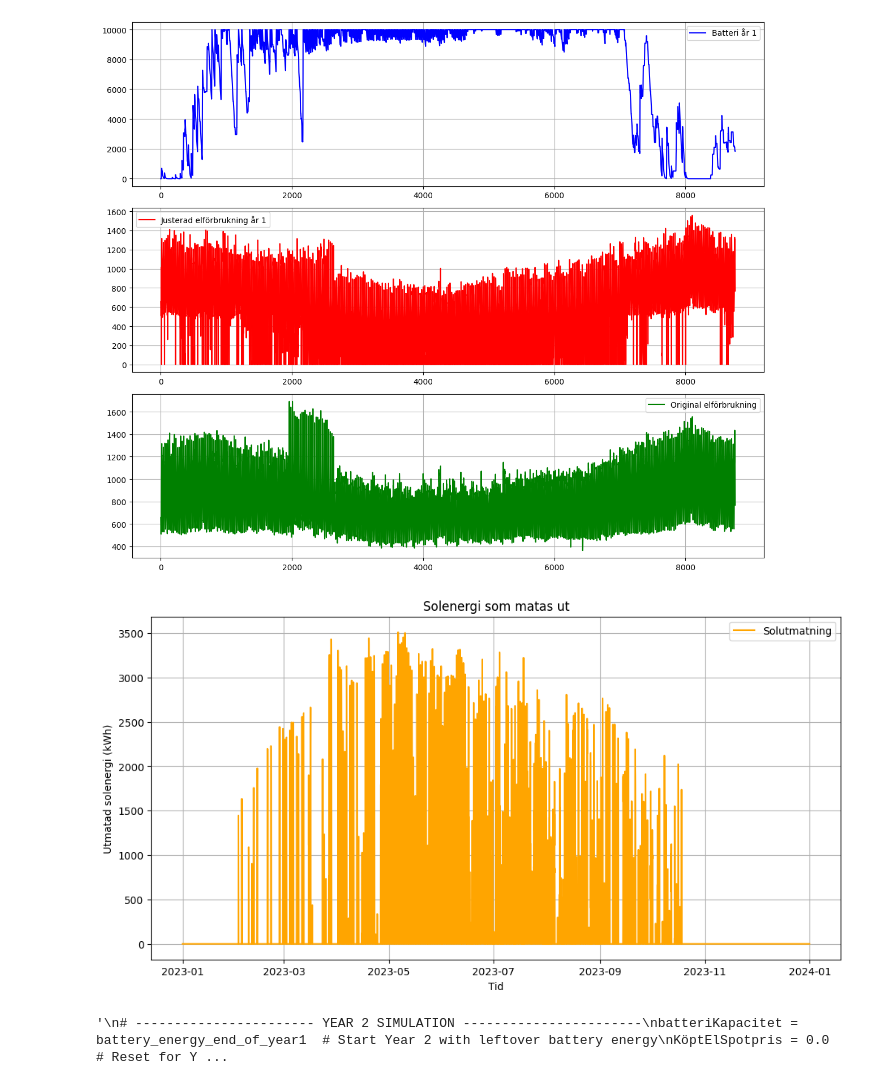
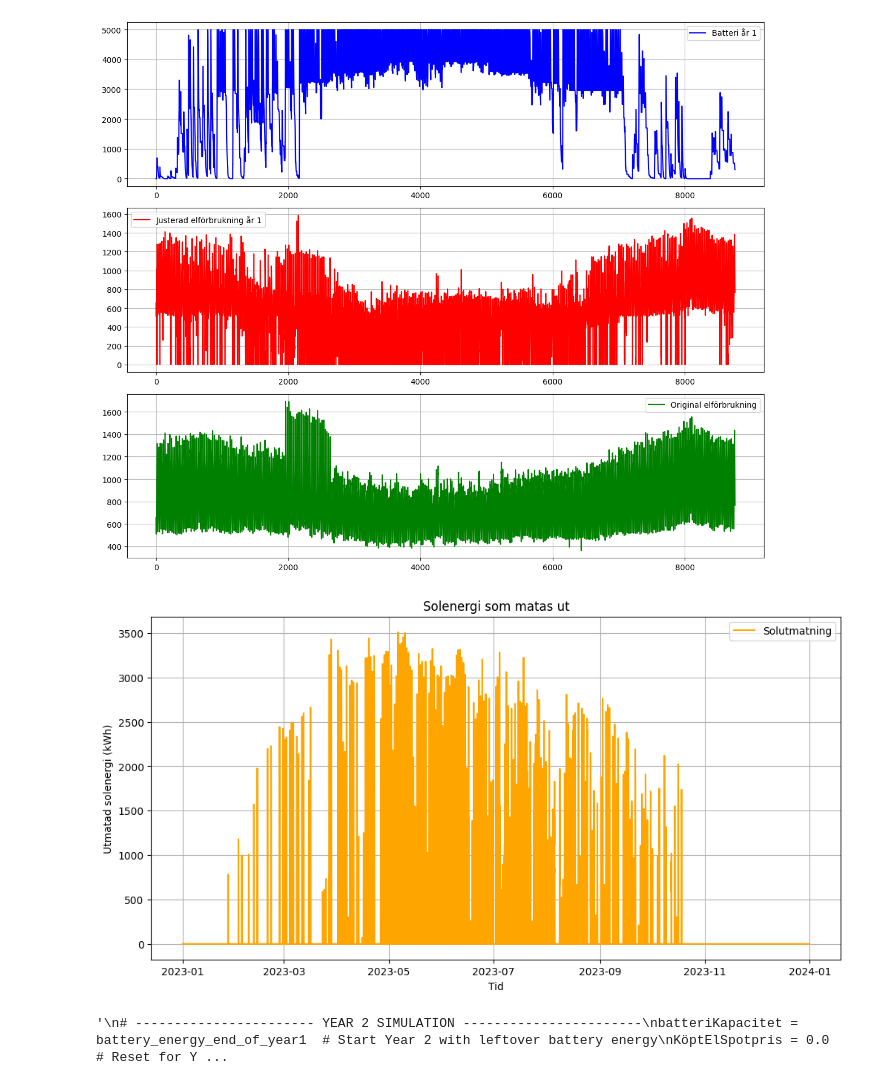
Before and after one commit to Jakobthuresson/Energigemenskaper, a Jupyter notebook: Merge.ipynb, the cells around one changed output. Saved outputs shown, nothing was run; the diff lists cells and outputs as text; code cells hidden in the pictures.

```diff
--- a/Merge.ipynb
+++ b/Merge.ipynb
@@ -65,7 +65,7 @@ print("Original elförbrukning topptimmar: " + top_30_with_index.to_string())
 # ----------------------- YEAR 1 SIMULATION -----------------------
 # Initialize Battery and Costs
 batteriKapacitet = 0.0  # Start with an empty battery
-batteriMaxKapacitet = 10000  # Max battery capacity in kWh
+batteriMaxKapacitet = 5000  # Max battery capacity in kWh
 maxFrånBatteri = 1500
 
 #Variabler som används i if-satser för kontroll av extremvärden av effekttopparna
@@ -86,11 +86,9 @@ solutmatning = [] # lista för att hålla koll på utmatad sol
 for tid, sol, abk, spot in zip(Spotpris.index, Sol, ABK_list, Spot_list):
     diff = abk - sol  # Difference between consumption and solar production
 
-
-    if diff < 0:
+    if diff <= 0:
         # hålla koll på solen som inte får plats i batteri som måste matas ut
         solutmatning.append((tid, batteriKapacitet - diff - batteriMaxKapacitet if batteriKapacitet - diff >= batteriMaxKapacitet else 0 ))
-
 
         # Om solproduktionen är större än förbrukningen, ladda batteriet istället för att spara negativa värden
         batteriKapacitet = min(batteriKapacitet - diff, batteriMaxKapacitet)  # -diff eftersom diff är negativ
@@ -100,11 +98,12 @@ for tid, sol, abk, spot in zip(Spotpris.index, Sol, ABK_list, Spot_list):
     else:
         # Dynamisk justering av kapningsfaktor beroende på efterfrågan
         if diff > hög_efterfrågan_gräns:  # Om efterfrågan är extremt hög
-            faktor = 0.3  # Aggressiv kapning vid extrema toppar
+            faktor = 0.25  # Aggressiv kapning vid extrema toppar
         elif diff > medelhög_efterfrågan_gräns:  # Om efterfrågan är måttligt hög
-            faktor = 0.1  # Medelhög kapning
+            faktor = 0.2  # Medelhög kapning
         else:  # Om efterfrågan är låg
-            faktor = 0.1  # Mjukare kapning vid normal efterfrågan
+            faktor = 0.15  # Mjukare kapning vid normal efterfrågan
+
 
         if diff >= hög_efterfrågan_gräns:
             # mycket hög efterfrågan på el, stor diff och nu vill vi ta el från batteriet
@@ -114,28 +113,46 @@ for tid, sol, abk, spot in zip(Spotpris.index, Sol, ABK_list, Spot_list):
             elförbrukning.append(köpt_el)
             köptaTimmar.append((tid, spot if köpt_el > 0 else 0))
             solutmatning.append((tid, 0))
+
+        elif 16 <= tid.hour < 21 and sol == 0:
+            faktor = 0.1
+            energiFrånBatteri = min(batteriKapacitet * faktor, maxFrånBatteri)
+            batteriKapacitet -= energiFrånBatteri
+            köpt_el = max(0, abk - energiFrånBatteri)
+            elförbrukning.append(köpt_el)
+            köptaTimmar.append((tid, spot if köpt_el > 0 else 0))
+            solutmatning.append((tid, 0))
+
+        elif 16 <= tid.hour < 21 and sol > 0:
+            energiFrånBatteri = min(batteriKapacitet * faktor, diff * faktor, maxFrånBatteri)
+            batteriKapacitet -= energiFrånBatteri
+            köpt_el = max(0, diff - energiFrånBatteri)
+            elförbrukning.append(köpt_el)
+            köptaTimmar.append((tid, spot if köpt_el > 0 else 0))
+            solutmatning.append((tid, 0))
+
         else:
             if spot <= 35 and sol > 0:
                 #lågt spotpris och nu vill vi lagra
                 if batteriKapacitet + sol >= 5000:
                     #batteriet blir fullt med vår produktion
                     solÖver = (batteriKapacitet + sol) - 5000
-                    batteriKapacitet = min(batteriKapacitet + sol, batteriMaxKapacitet)
+                    batteriKapacitet = batteriMaxKapacitet
                     elförbrukning.append(max(0, abk-solÖver))
                     köptaTimmar.append((tid,spot))
                     solutmatning.append((tid, 0))
                 else:
-                    batteriKapacitet = min(batteriKapacitet + sol, batteriMaxKapacitet)
+                    batteriKapacitet += sol
                     elförbrukning.append(abk)
                     köptaTimmar.append((tid, spot))
                     solutmatning.append((tid, 0))
 
-            elif 35 < spot < 51.51 and sol > 0:
+            elif 35 < spot < 100 and sol > 0:
                 #pris mellan våra värden, då lagrar vi inte utan köper in diffen
                 elförbrukning.append(diff)
                 köptaTimmar.append((tid, spot))
                 solutmatning.append((tid, 0))
-            elif spot >= 51.51:
+            elif spot >= 100:
                 energiFrånBatteri = min(batteriKapacitet * faktor, diff * faktor, maxFrånBatteri)
                 batteriKapacitet -= energiFrånBatteri
                 köpt_el = max(0, diff - energiFrånBatteri)
@@ -148,17 +165,19 @@ for tid, sol, abk, spot in zip(Spotpris.index, Sol, ABK_list, Spot_list):
                 köptaTimmar.append((tid, spot))
                 solutmatning.append((tid, 0))
 
-    '''
-    # 📌 Lägg till denna kontroll efter att batterikapaciteten uppdaterats
-    if timme in [2152, 2128, 2129, 8104, 2153, 8080, 2104, 2105, 7984, 8032]:
-        print(f"Timme {timme}: Batterikapacitet = {batteriKapacitet}, Diff = {diff}, Spotpris = {spot}")
-        '''
 
     battery_values.append(batteriKapacitet)
 
 
+
+
 # Konvertera elförbrukning till en NumPy-array
 elförbrukning_array = np.array(elförbrukning)
+
+print(f"Längd på elförbrukning: {len(elförbrukning)}")
+print(f"Längd på elförbrukning_array: {len(elförbrukning_array)}")
+print(f"Längd på Spotpris.index: {len(Spotpris.index)}")
+
 
 # Hitta de 30 högsta värdena i elförbrukning
 top_30_indices = np.argsort(elförbrukning_array)[-30:]  # Index för de 30 största värdena
@@ -170,13 +189,15 @@ top_30_times = Spotpris.index[top_30_indices]
 top_30_values = elförbrukning_array[top_30_indices]
 
 # Hämta motsvarande Excel-rader från originaldata
-top_30_excel_rows = top_30_indices + 8  # +2 för att matcha Excel-raden korrekt
+top_30_excel_rows = top_30_indices + 8  # +8 för att matcha Excel-raden korrekt
 
 # Skapa en lista med de rätta raderna i elförbrukningsdatan
 top_30_data = list(zip(top_30_values, top_30_times, top_30_excel_rows))
 
 # Sortera endast efter elförbrukning men behåll rätt Excel-rad
 sorted_top_30 = sorted(top_30_data, key=lambda x: x[0], reverse=True)
+
+
 
 # Skriv ut de 30 högsta värdena med rätt Excel-rad från elförbrukning
 print("De 30 högsta elförbrukningsvärdena och deras timmar i Excel-filen:")
@@ -370,3 +391,3 @@ Justerad elkostnad simulering: 8237367.067626648
-[figure, old version]
+[figure, new version]
-[figure, old version]
+[figure, new version]
 '\n# ----------------------- YEAR 2 SIMULATION -----------------------\nbatteriKapacitet = battery_energy_end_of_year1  # Start Year 2 with leftover battery energy\nKöptElSpotpris = 0.0  # Reset for Y ...
```
Also changed, not shown: parts of 1 cell of this notebook.
